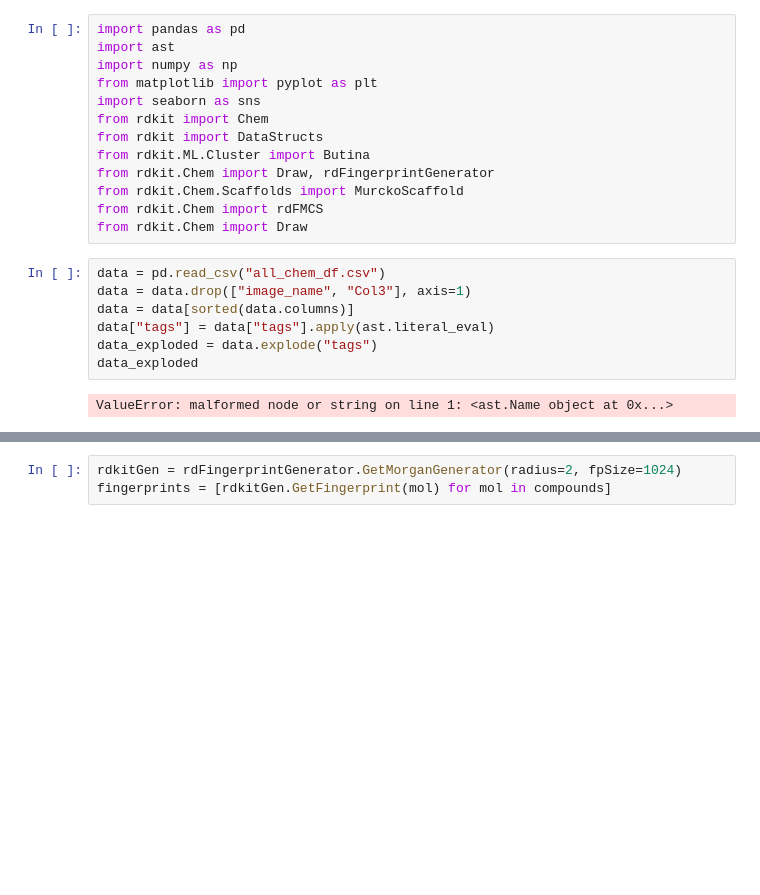
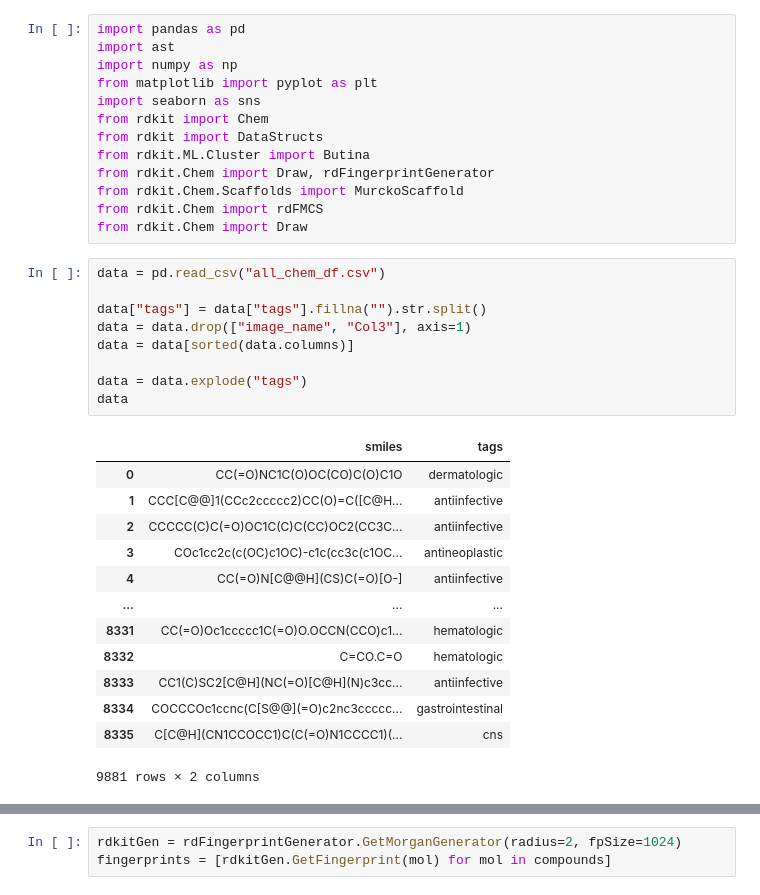
Before and after one commit to fkkarpinski/licencjat_git, a Jupyter notebook: notebook.ipynb, the cells around one changed output, grey strips where cells are left out. Saved outputs shown, nothing was run; the diff lists cells and outputs as text; blank space fills up the shorter version.

```diff
--- a/notebook.ipynb
+++ b/notebook.ipynb
@@ -13,13 +13,27 @@ from rdkit.Chem import rdFMCS
 from rdkit.Chem import Draw
 # %%
 data = pd.read_csv("all_chem_df.csv")
+
+data["tags"] = data["tags"].fillna("").str.split()
 data = data.drop(["image_name", "Col3"], axis=1)
 data = data[sorted(data.columns)]
-data["tags"] = data["tags"].apply(ast.literal_eval)
-data_exploded = data.explode("tags")
-data_exploded
+
+data = data.explode("tags")
+data
 # %% [output]
+|  | smiles | tags |
+| 0 | CC(=O)NC1C(O)OC(CO)C(O)C1O | dermatologic |
+| 1 | CCC[C@@]1(CCc2ccccc2)CC(O)=C([C@H... | antiinfective |
+| 2 | CCCCC(C)C(=O)OC1C(C)C(CC)OC2(CC3C... | antiinfective |
+| 3 | COc1cc2c(c(OC)c1OC)-c1c(cc3c(c1OC... | antineoplastic |
+| 4 | CC(=O)N[C@@H](CS)C(=O)[O-] | antiinfective |
+| ... | ... | ... |
+| 8331 | CC(=O)Oc1ccccc1C(=O)O.OCCN(CCO)c1... | hematologic |
+| 8332 | C=CO.C=O | hematologic |
+| 8333 | CC1(C)SC2[C@H](NC(=O)[C@H](N)c3cc... | antiinfective |
+| 8334 | COCCCOc1ccnc(C[S@@](=O)c2nc3ccccc... | gastrointestinal |
+| 8335 | C[C@H](CN1CCOCC1)C(C(=O)N1CCCC1)(... | cns |
-ValueError: malformed node or string on line 1: <ast.Name object at 0x...>
+9881 rows × 2 columns
 # %%
 dataReduced = data[:4000]
 dataReduced
```
Also changed, not shown: parts of 5 cells of this notebook, 6 other files.
